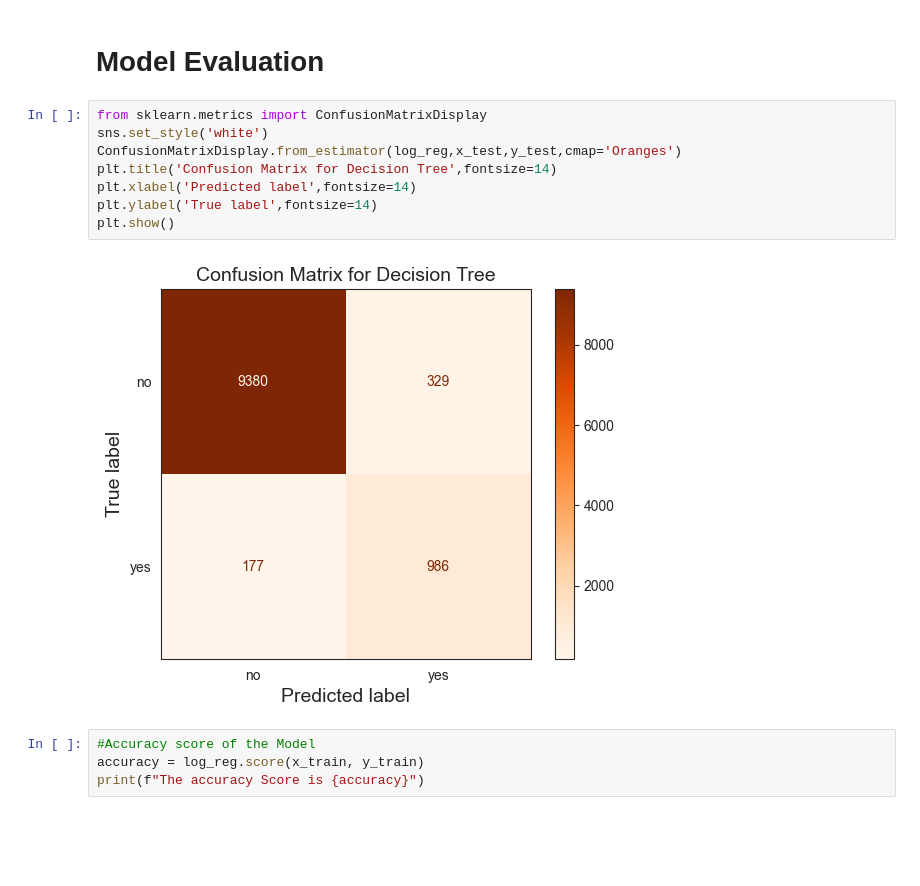
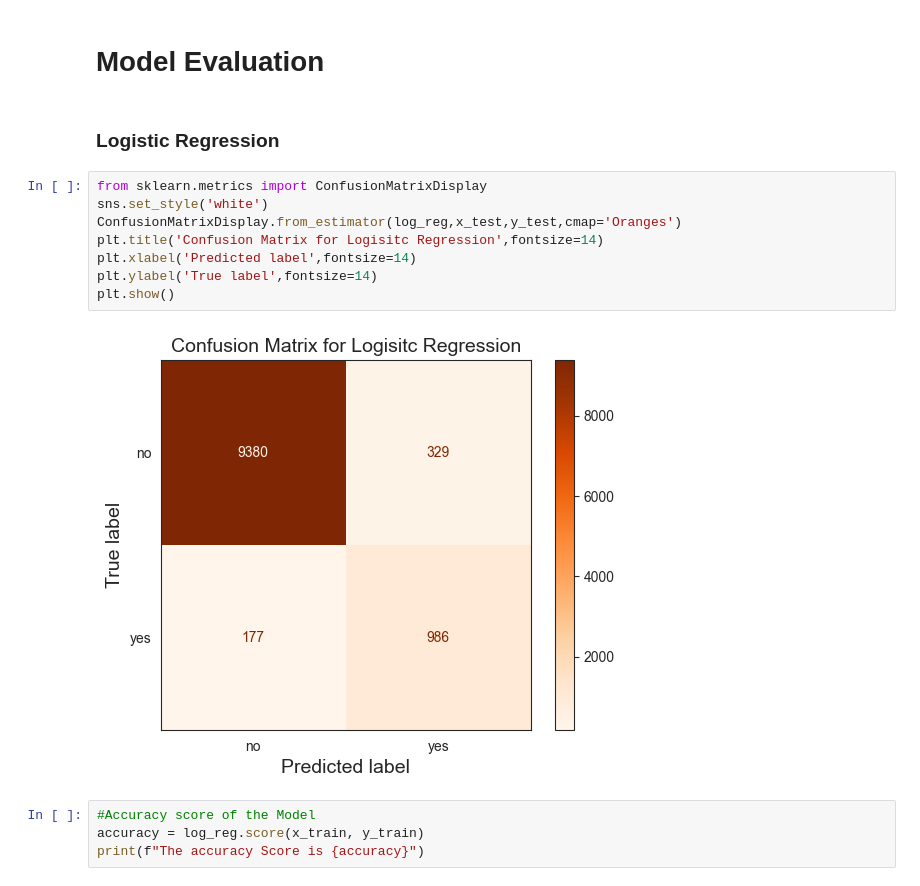
Before and after one commit to PatrickTongg/BankManagerProject, a Jupyter notebook: Machine Learning.ipynb, the cells around one changed output. Cells and saved outputs as stored; diff of their text form; blank space fills up the shorter version.

```diff
--- a/Machine Learning.ipynb
+++ b/Machine Learning.ipynb
@@ -418,16 +417,18 @@ prediction_log
 array(['no', 'no', 'yes', ..., 'no', 'no', 'no'], dtype=object)
 # %% [markdown]
 # Model Evaluation
+# %% [markdown]
+### Logistic Regression
 # %%
 from sklearn.metrics import ConfusionMatrixDisplay
 sns.set_style('white')
 ConfusionMatrixDisplay.from_estimator(log_reg,x_test,y_test,cmap='Oranges')
-plt.title('Confusion Matrix for Decision Tree',fontsize=14)
+plt.title('Confusion Matrix for Logisitc Regression',fontsize=14)
 plt.xlabel('Predicted label',fontsize=14)
 plt.ylabel('True label',fontsize=14)
 plt.show()
 # %% [output]
-[figure, old version]
+[figure, new version]
 # %%
 #Accuracy score of the Model
 accuracy = log_reg.score(x_train, y_train)
```
Also changed, not shown: parts of 7 cells of this notebook.
